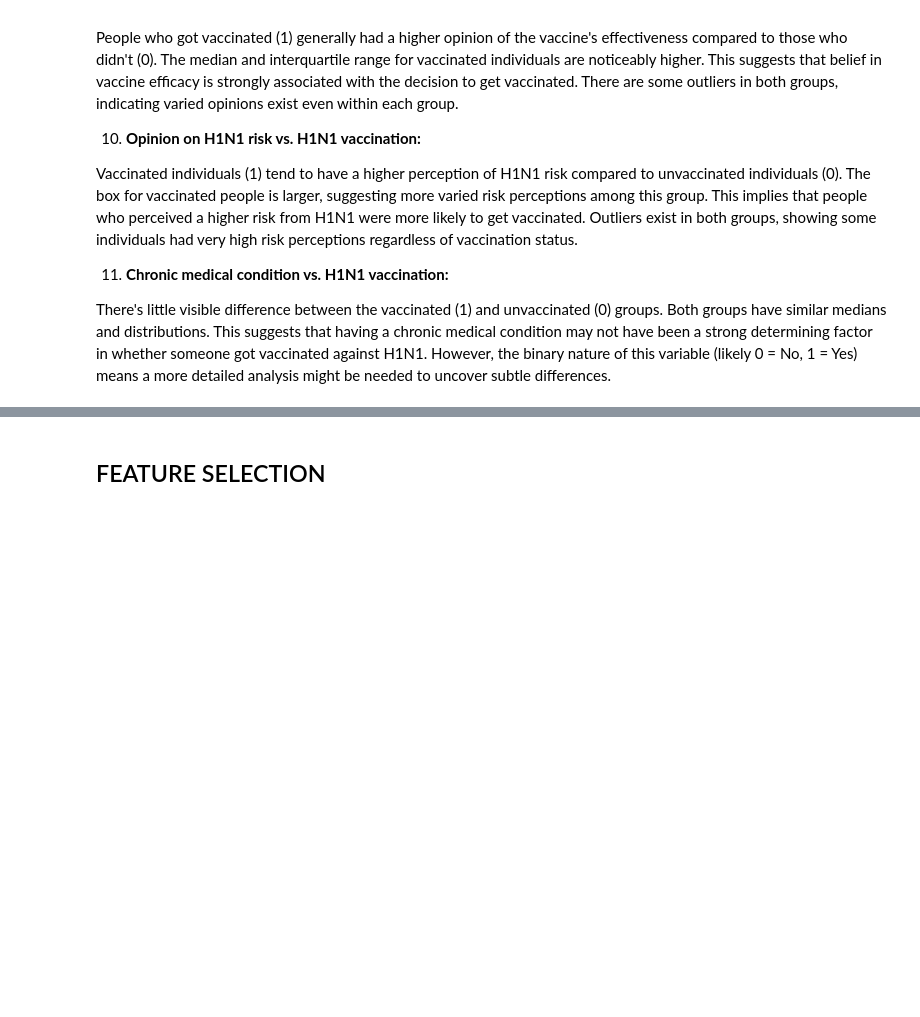
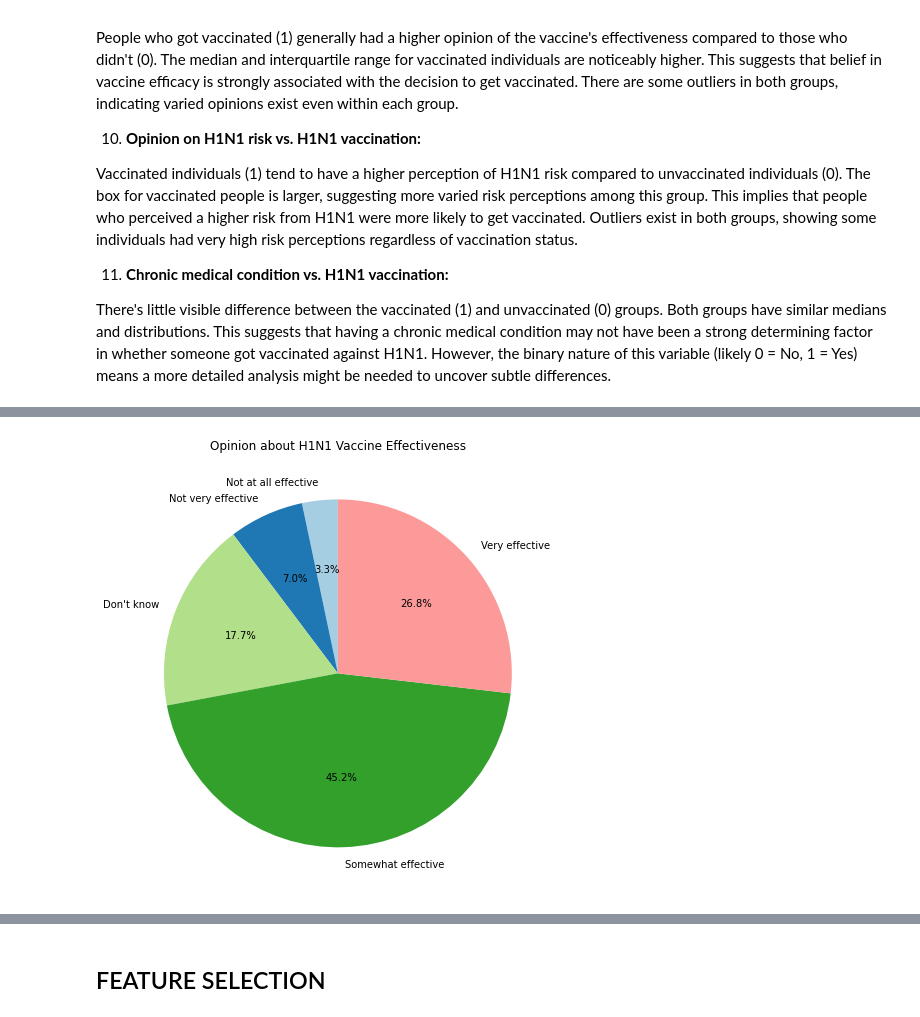
Before and after one commit to Anniemarie001/H1N1-AND-SEASONAL-FLU-VACCINES, a Jupyter notebook: index.ipynb, the cells around one changed output, grey strips where cells are left out. Saved outputs shown, nothing was run; the diff lists cells and outputs as text; code cells hidden in the pictures; blank space fills up the shorter version.

```diff
--- a/index.ipynb
+++ b/index.ipynb
@@ -749,0 +763,12 @@ However, the binary nature of this variable (likely 0 = No, 1 = Yes) means a mor
+# %%
+# Calculate the value counts
+counts = train_data_cleaned['opinion_h1n1_vacc_effective'].value_counts().sort_index()
+labels = ['Not at all effective', 'Not very effective', 'Don\'t know', 'Somewhat effective', 'Very effective']
+
+# Plotting the pie chart
+plt.figure(figsize=(8, 8))
+plt.pie(counts, labels=labels, autopct='%1.1f%%', startangle=90, colors=plt.cm.Paired.colors)
+plt.title('Opinion about H1N1 Vaccine Effectiveness')
+plt.show()
+# %% [output]
+[figure, added]
```
Also changed, not shown: parts of 13 cells of this notebook.
